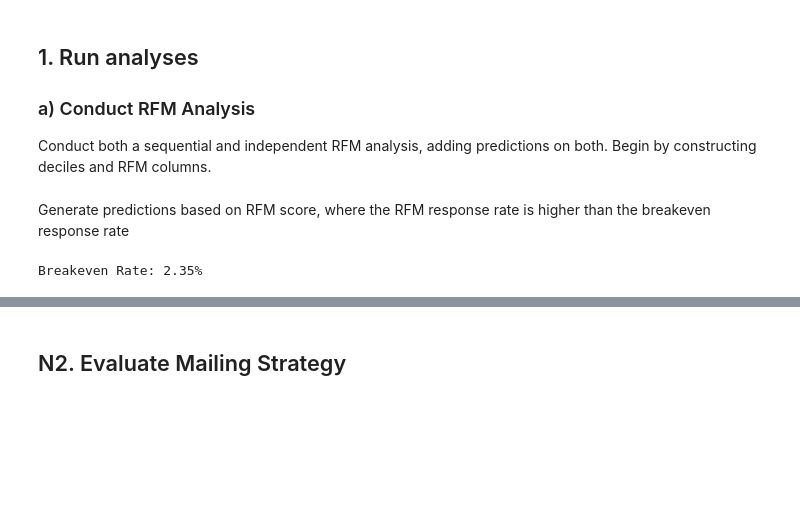
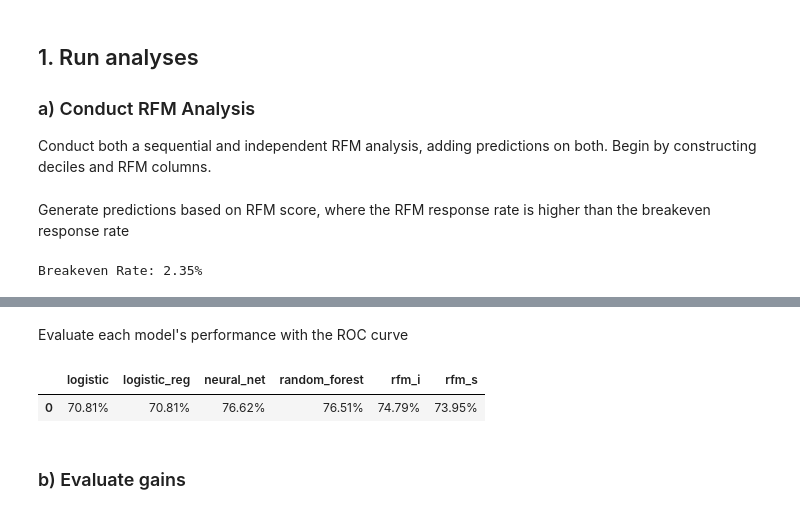
Before and after one commit to adeng/mba263-projects, a Jupyter notebook: Intuit Group Assignment.ipynb, the cells around one changed output, grey strips where cells are left out. Drawn from its saved outputs; the diff is of its cells as text; code cells hidden in the pictures; blank space fills up the shorter version.

```diff
--- a/Intuit Group Assignment.ipynb
+++ b/Intuit Group Assignment.ipynb
@@ -219,2 +184,12 @@ plt.plot([0,30],[0,1],'b')
-# %% [markdown]
-## N2. Evaluate Mailing Strategy
+# %% [markdown]
+Evaluate each model's performance with the ROC curve
+# %%
+# Calculate ROC AUC - this will be used to compare effectiveness after cross-validation
+roc_auc = calculate_auc(predictions)
+roc_auc = roc_auc.style.format("{:.2%}")
+roc_auc
+# %% [output]
+|  | logistic | logistic_reg | neural_net | random_forest | rfm_i | rfm_s |
+| 0 | 70.81% | 70.81% | 76.62% | 76.51% | 74.79% | 73.95% |
+# %% [markdown]
+### b) Evaluate gains
```
Also changed, not shown: parts of 18 cells of this notebook.
